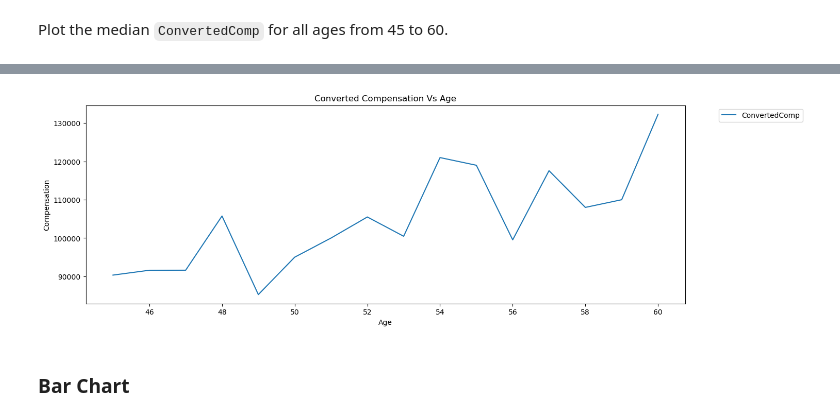
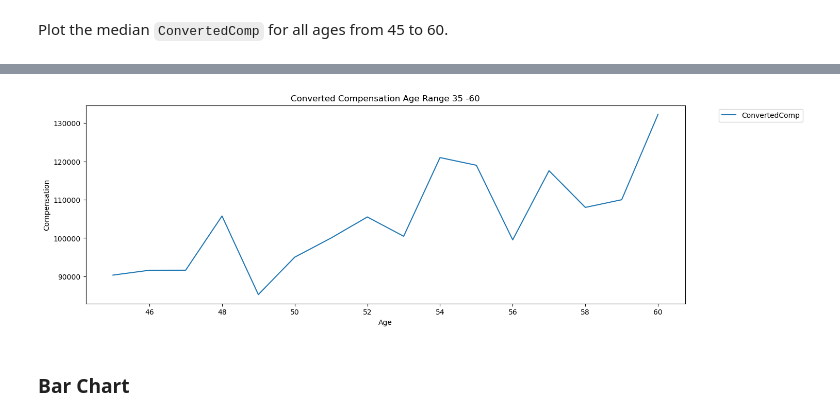
Before and after one commit to Rskowal/Data-Analyst-Projects, a Jupyter notebook: M4DataVisualization-lab.ipynb, the cells around one changed output, grey strips where cells are left out. Saved outputs shown, nothing was run; the diff lists cells and outputs as text; code cells hidden in the pictures.

```diff
--- a/M4DataVisualization-lab.ipynb
+++ b/M4DataVisualization-lab.ipynb
@@ -371,24 +429,24 @@ Plot the median `ConvertedComp` for all ages from 45 to 60.
 # %%
 # your code goes here
 QUERY = """ SELECT ConvertedComp, Age
             FROM master
             WHERE Age BETWEEN 45 AND 60
         """
 df_line = pd.read_sql_query(QUERY, conn)
 
 df_line = df_line.loc[(df_line['Age'] >= 45) & (df_line['Age'] <= 60)].reset_index().drop(columns=['index'])
 df_line.dropna(inplace=True)
 
 df_line = df_line.groupby('Age', axis=0).median()
 
 df_line.plot(kind='line', figsize=(15, 5))
 plt.xlabel('Age')
 plt.ylabel('Compensation')
 plt.legend(bbox_to_anchor=(1.05, 1), loc='upper left')
-plt.title('Converted Compensation Vs Age')
+plt.title('Converted Compensation Age Range 35 -60')
 plt.show()
 # %% [output]
-[figure, old version]
+[figure, new version]
 # %% [markdown]
 ### Bar Chart
 # %% [markdown]
```
Also changed, not shown: parts of 5 cells of this notebook, 1 other file.
